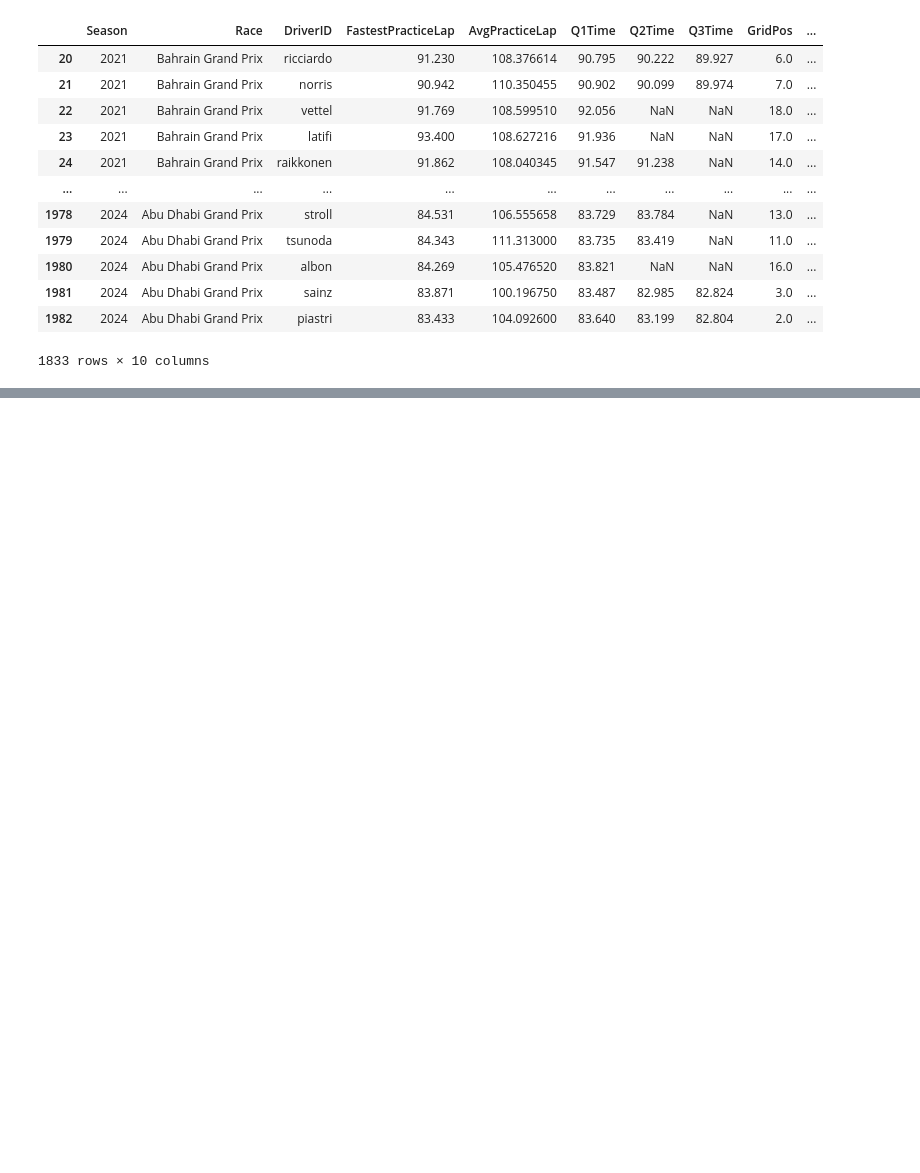
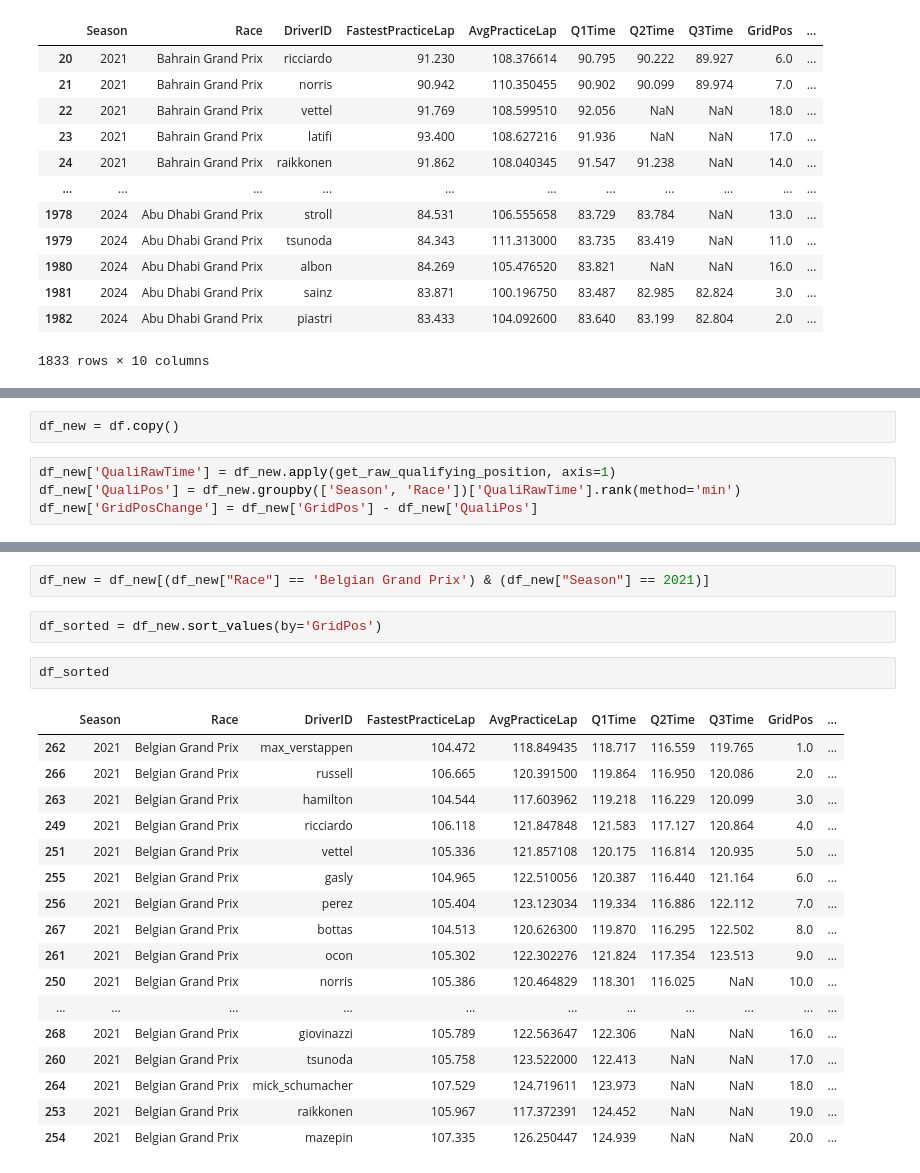
Before and after one commit to umarsajjad1992/F1-Race-Win-Predictor, a Jupyter notebook: F1 Race Win Predictor.ipynb, the cells around one changed output, grey strips where cells are left out. Saved outputs shown, nothing was run; the diff lists cells and outputs as text; blank space fills up the shorter version.

Commit message:
Trying to implement features of which stage of qualifying each driver reached

```diff
--- a/F1 Race Win Predictor.ipynb
+++ b/F1 Race Win Predictor.ipynb
@@ -838,0 +849,6 @@ df
+# %%
+df_new = df.copy()
+# %%
+df_new['QualiRawTime'] = df_new.apply(get_raw_qualifying_position, axis=1)
+df_new['QualiPos'] = df_new.groupby(['Season', 'Race'])['QualiRawTime'].rank(method='min')
+df_new['GridPosChange'] = df_new['GridPos'] - df_new['QualiPos']
@@ -838,0 +871,24 @@ df
+# %%
+df_new = df_new[(df_new["Race"] == 'Belgian Grand Prix') & (df_new["Season"] == 2021)]
+# %%
+df_sorted = df_new.sort_values(by='GridPos')
+# %%
+df_sorted
+# %% [output]
+|  | Season | Race | DriverID | FastestPracticeLap | AvgPracticeLap | Q1Time | Q2Time | Q3Time | GridPos | ... |
+| 262 | 2021 | Belgian Grand Prix | max_verstappen | 104.472 | 118.849435 | 118.717 | 116.559 | 119.765 | 1.0 | ... |
+| 266 | 2021 | Belgian Grand Prix | russell | 106.665 | 120.391500 | 119.864 | 116.950 | 120.086 | 2.0 | ... |
+| 263 | 2021 | Belgian Grand Prix | hamilton | 104.544 | 117.603962 | 119.218 | 116.229 | 120.099 | 3.0 | ... |
+| 249 | 2021 | Belgian Grand Prix | ricciardo | 106.118 | 121.847848 | 121.583 | 117.127 | 120.864 | 4.0 | ... |
+| 251 | 2021 | Belgian Grand Prix | vettel | 105.336 | 121.857108 | 120.175 | 116.814 | 120.935 | 5.0 | ... |
+| 255 | 2021 | Belgian Grand Prix | gasly | 104.965 | 122.510056 | 120.387 | 116.440 | 121.164 | 6.0 | ... |
+| 256 | 2021 | Belgian Grand Prix | perez | 105.404 | 123.123034 | 119.334 | 116.886 | 122.112 | 7.0 | ... |
+| 267 | 2021 | Belgian Grand Prix | bottas | 104.513 | 120.626300 | 119.870 | 116.295 | 122.502 | 8.0 | ... |
+| 261 | 2021 | Belgian Grand Prix | ocon | 105.302 | 122.302276 | 121.824 | 117.354 | 123.513 | 9.0 | ... |
+| 250 | 2021 | Belgian Grand Prix | norris | 105.386 | 120.464829 | 118.301 | 116.025 | NaN | 10.0 | ... |
+| ... | ... | ... | ... | ... | ... | ... | ... | ... | ... | ... |
+| 268 | 2021 | Belgian Grand Prix | giovinazzi | 105.789 | 122.563647 | 122.306 | NaN | NaN | 16.0 | ... |
+| 260 | 2021 | Belgian Grand Prix | tsunoda | 105.758 | 123.522000 | 122.413 | NaN | NaN | 17.0 | ... |
+| 264 | 2021 | Belgian Grand Prix | mick_schumacher | 107.529 | 124.719611 | 123.973 | NaN | NaN | 18.0 | ... |
+| 253 | 2021 | Belgian Grand Prix | raikkonen | 105.967 | 117.372391 | 124.452 | NaN | NaN | 19.0 | ... |
+| 254 | 2021 | Belgian Grand Prix | mazepin | 107.335 | 126.250447 | 124.939 | NaN | NaN | 20.0 | ... |
```
Also changed, not shown: parts of 8 cells of this notebook.
